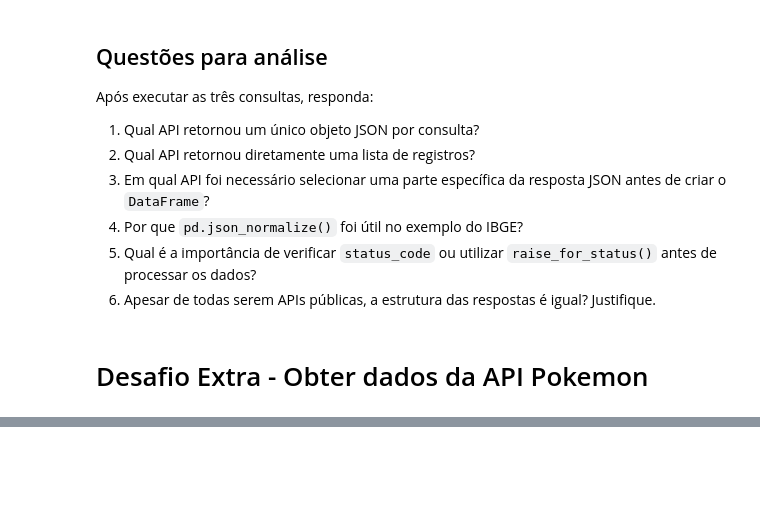
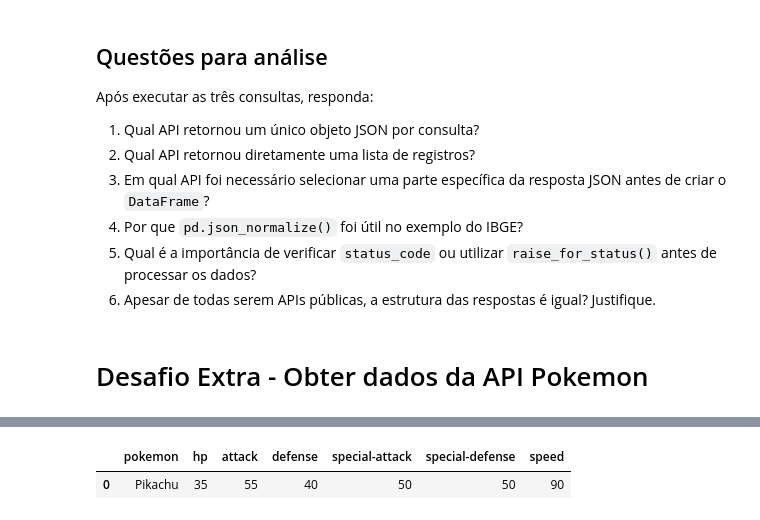
Before and after one commit to moh4b-z/uniSENAI, a Jupyter notebook: Semestre_2/LABDA/Aula 5/5_Consumo_de_APIs_parte1_Gabarito.ipynb, the cells around one changed output, grey strips where cells are left out. Cells and saved outputs as stored; diff of their text form; code cells hidden in the pictures; blank space fills up the shorter version.

```diff
--- a/Semestre_2/LABDA/Aula 5/5_Consumo_de_APIs_parte1_Gabarito.ipynb
+++ b/Semestre_2/LABDA/Aula 5/5_Consumo_de_APIs_parte1_Gabarito.ipynb
@@ -1238,16 +1242,4 @@ Pokémon informado: Pikachu
 # %%
-# inicio da solução do desafio extra
-
-import pandas as pd
-import requests
-
-nome_pokemon = input("Digite o nome de um Pokémon para buscar todos do mesmo tipo: ").strip().lower()
-
-if not nome_pokemon:
-    nome_pokemon = "pikachu"
-
-print(f"Pokémon informado: {nome_pokemon.title()}\n")
-
 url_pokemon = f"https://pokeapi.co/api/v2/pokemon/{nome_pokemon}"
 
 try:
@@ -1265,49 +1257,54 @@ try:
 
     lista_pokemons = [item["pokemon"]["name"].title() for item in dados_tipo["pokemon"]]
 
-    print(f"Tipo do Pokémon: {tipo_principal.title()}")
-    print(f"Total de Pokémon deste tipo: {len(lista_pokemons)}")
-    print("Exemplo dos primeiros nomes:")
-    print(lista_pokemons[:10])
+    habilidades = [habilidade["ability"]["name"] for habilidade in dados_pokemon["abilities"]]
+    estatisticas = {
+        status["stat"]["name"]: status["base_stat"]
+        for status in dados_pokemon["stats"]
+    }
 
-except requests.exceptions.HTTPError:
-    print(f"Pokémon '{nome_pokemon}' não foi encontrado na API do Pokémon.")
-except requests.exceptions.RequestException as erro:
-    print(f"Erro na requisição: {erro}")
-else:
-    # Cria o DataFrame de nomes do tipo
+    df_caracteristicas = pd.DataFrame([{
+        "nome": dados_pokemon["name"].title(),
+        "id": dados_pokemon["id"],
+        "tipo_principal": tipo_principal.title(),
+        "tipos": ", ".join(tipo.title() for tipo in tipos),
+        "altura": dados_pokemon["height"],
+        "peso": dados_pokemon["weight"],
+        "experiencia_base": dados_pokemon["base_experience"],
+        "habilidades": ", ".join(habilidade.title() for habilidade in habilidades),
+        "quantidade_de_movimentos": len(dados_pokemon["moves"]),
+        "quantidade_de_caracteristicas": len(dados_pokemon.keys())
+    }])
+
     df_pokemons_tipo = pd.DataFrame({
         "nome": lista_pokemons,
         "tipo": tipo_principal.title()
-    })
+    }).sort_values("nome").reset_index(drop=True)
 
-    # Busca os status do Pokémon principal para incluir no DataFrame
-    status_principal = []
-    for status in dados_pokemon["stats"]:
-        status_principal.append({
-            "stat_name": status["stat"]["name"],
-            "base_stat": status["base_stat"]
-        })
+    df_status = pd.DataFrame([estatisticas])
+    df_status.insert(0, "pokemon", dados_pokemon["name"].title())
 
-    df_status = pd.DataFrame(status_principal)
-    df_status = df_status.pivot(index=None, columns="stat_name", values="base_stat")
+    df_validacao = pd.DataFrame([{
+        "dimensao_pokemons_do_tipo": str(df_pokemons_tipo.shape),
+        "valores_ausentes": int(df_pokemons_tipo.isna().sum().sum()),
+        "registros_duplicados": int(df_pokemons_tipo.duplicated().sum())
+    }])
 
-    # Mescla os status no DataFrame
-    df_pokemons_tipo = df_pokemons_tipo.merge(
-        df_status.reset_index(drop=True),
-        how="cross"
-    )
+    display(df_caracteristicas)
+    display(df_pokemons_tipo.head(20))
+    display(df_status)
+    display(df_validacao)
 
-    df_pokemons_tipo = df_pokemons_tipo.sort_values("nome").reset_index(drop=True)
-
-    print("\nDataFrame com todos os Pokémon do tipo informado:")
-    display(df_pokemons_tipo.head(20))
-
-    print("\nDimensão do DataFrame:", df_pokemons_tipo.shape)
-    print("\nValores ausentes:")
-    print(df_pokemons_tipo.isna().sum())
-    print("\nRegistros duplicados:", df_pokemons_tipo.duplicated().sum())
-
-    print("\nStatus do Pokémon principal:")
-    display(df_status)
+except requests.exceptions.HTTPError:
+    df_erro = pd.DataFrame([{
+        "pokemon_consultado": nome_pokemon,
+        "erro": "Pokémon não encontrado na API do Pokémon"
+    }])
+    display(df_erro)
+except requests.exceptions.RequestException as erro:
+    df_erro = pd.DataFrame([{
+        "pokemon_consultado": nome_pokemon,
+        "erro": str(erro)
+    }])
+    display(df_erro)
 # %% [output]
@@ -1344,0 +1330,2 @@ Registros duplicados: 0
+|  | pokemon | hp | attack | defense | special-attack | special-defense | speed |
+| 0 | Pikachu | 35 | 55 | 40 | 50 | 50 | 90 |
```
Also changed, not shown: parts of 2 cells of this notebook.
